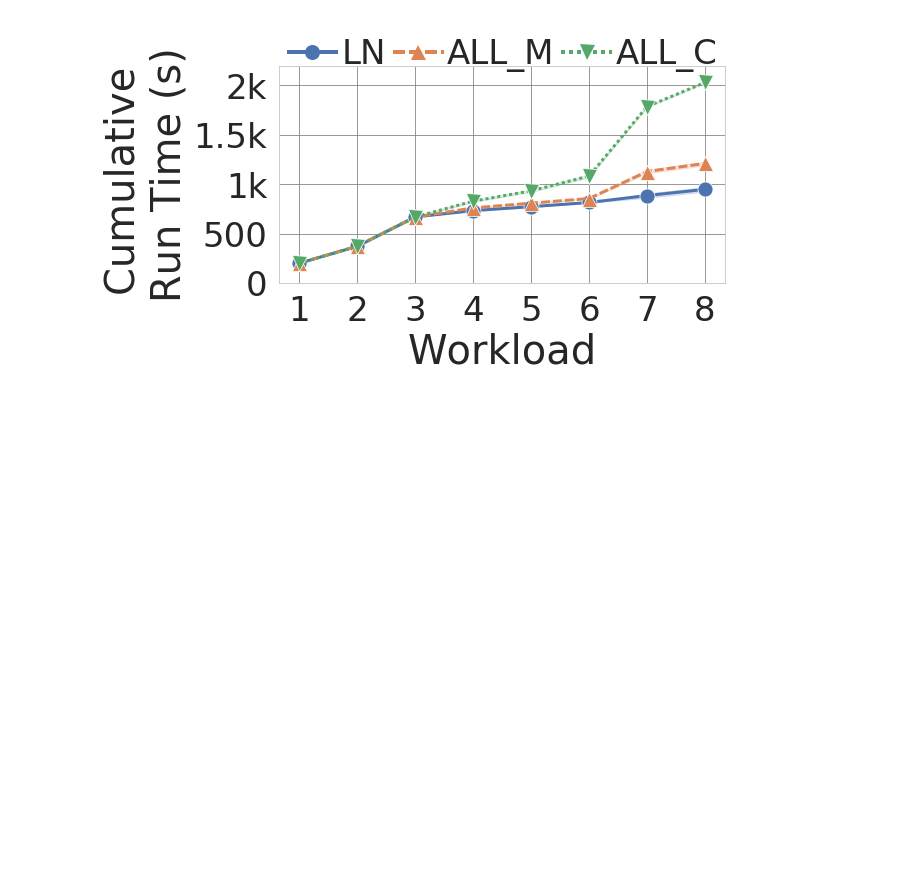
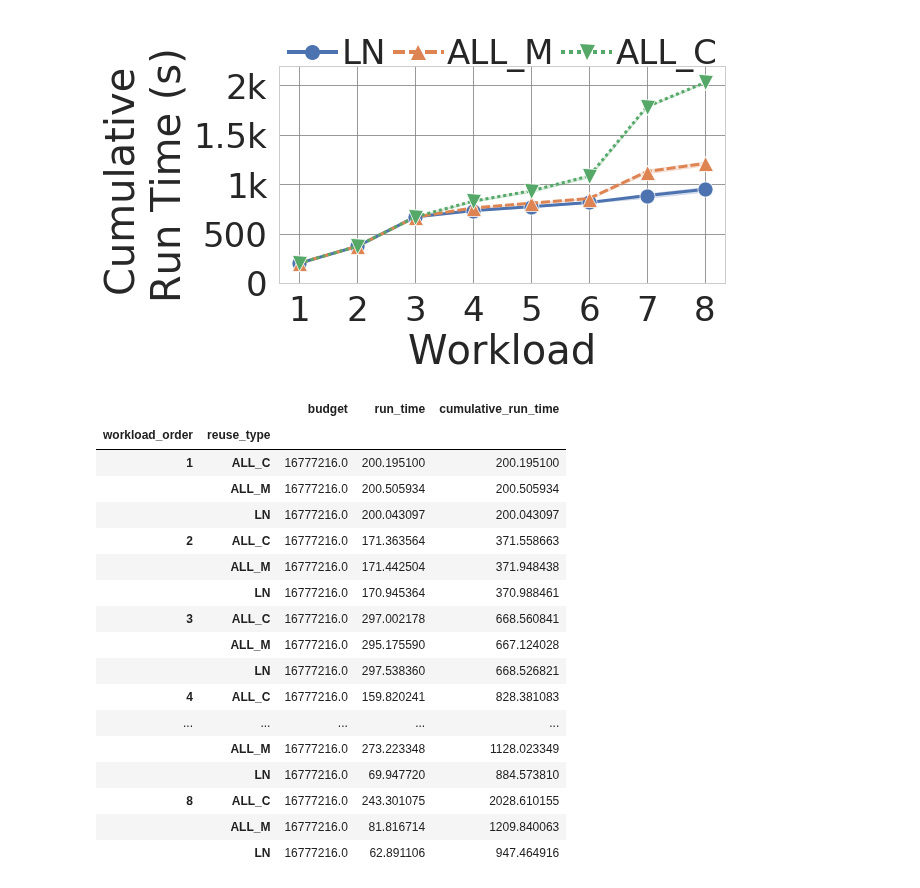
Before and after one commit to dbehrouz/ml-workload-optimization, a Jupyter notebook: code/collaborative-optimizer/paper/experiments/reuse/plots.ipynb, the cells around one changed output. Drawn from its saved outputs; the diff is of its cells as text; code cells hidden in the pictures; blank space fills up the shorter version.

```diff
--- a/code/collaborative-optimizer/paper/experiments/reuse/plots.ipynb
+++ b/code/collaborative-optimizer/paper/experiments/reuse/plots.ipynb
@@ -173,3 +198,24 @@ df = reuse_result[reuse_result.mat_type == 'storage_aware']
 plot_executions_times(df, output_directory+'/storage-aware-mat.pgf')
 # %% [output]
 [figure]
+# %%
+df.groupby(['workload_order','reuse_type']).mean()
+# %% [output]
+|  |  | budget | run_time | cumulative_run_time |
+| workload_order | reuse_type |  |  |  |
+| 1 | ALL_C | 16777216.0 | 200.195100 | 200.195100 |
+|  | ALL_M | 16777216.0 | 200.505934 | 200.505934 |
+|  | LN | 16777216.0 | 200.043097 | 200.043097 |
+| 2 | ALL_C | 16777216.0 | 171.363564 | 371.558663 |
+|  | ALL_M | 16777216.0 | 171.442504 | 371.948438 |
+|  | LN | 16777216.0 | 170.945364 | 370.988461 |
+| 3 | ALL_C | 16777216.0 | 297.002178 | 668.560841 |
+|  | ALL_M | 16777216.0 | 295.175590 | 667.124028 |
+|  | LN | 16777216.0 | 297.538360 | 668.526821 |
+| 4 | ALL_C | 16777216.0 | 159.820241 | 828.381083 |
+| ... | ... | ... | ... | ... |
+|  | ALL_M | 16777216.0 | 273.223348 | 1128.023349 |
+|  | LN | 16777216.0 | 69.947720 | 884.573810 |
+| 8 | ALL_C | 16777216.0 | 243.301075 | 2028.610155 |
+|  | ALL_M | 16777216.0 | 81.816714 | 1209.840063 |
+|  | LN | 16777216.0 | 62.891106 | 947.464916 |
```
Also changed, not shown: parts of 2 cells of this notebook, 8 other files.
